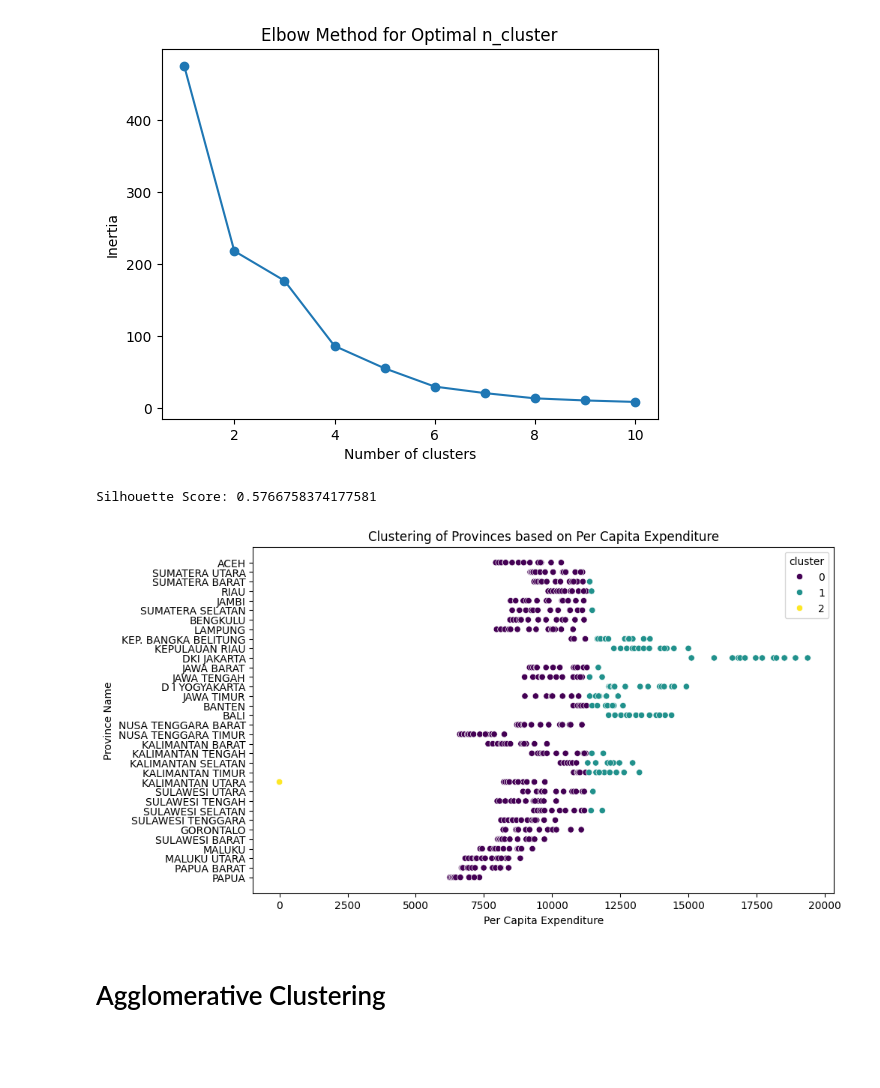
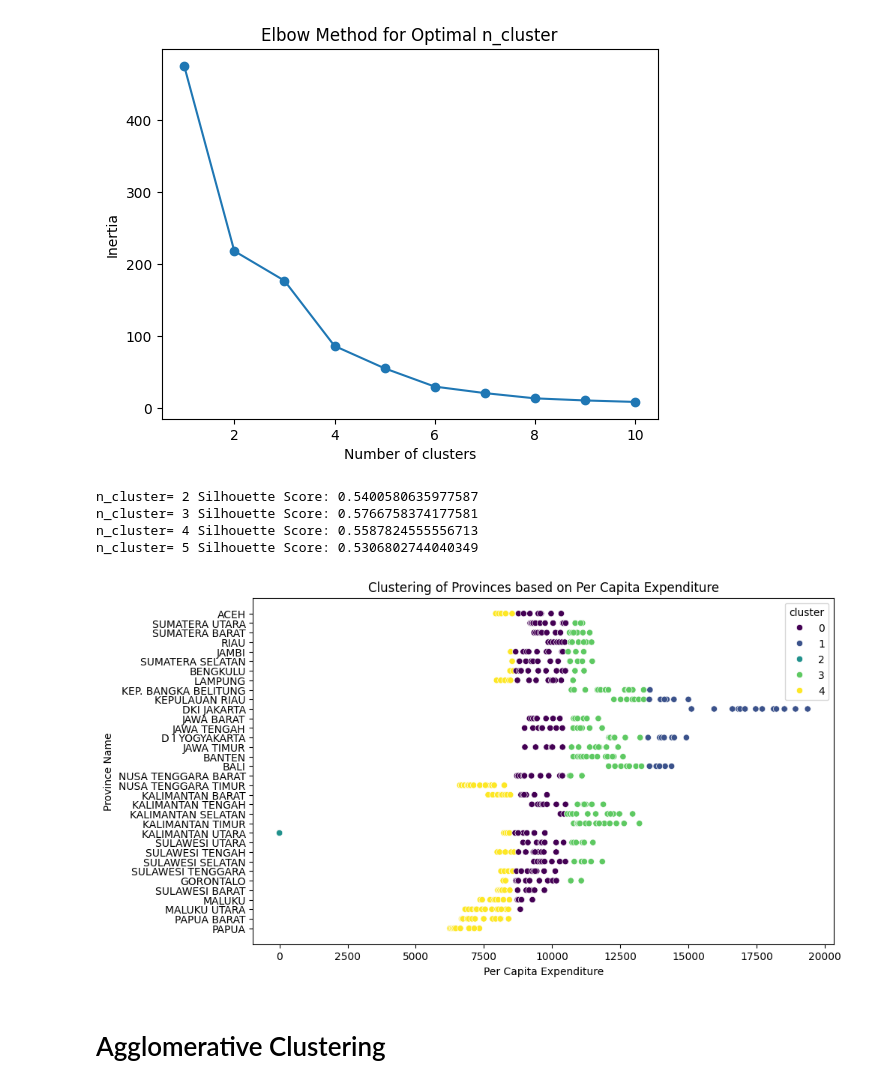
Before and after one commit to hendrowunga/hendrowunga-UTS-datasetEkonomi, a Jupyter notebook: Notebooks/ekonomi.ipynb, the cells around one changed output. Cells and saved outputs as stored; diff of their text form; code cells hidden in the pictures; blank space fills up the shorter version.

```diff
--- a/Notebooks/ekonomi.ipynb
+++ b/Notebooks/ekonomi.ipynb
@@ -72,27 +72,28 @@ Returning the number of logical cores instead. You can silence this warning by s
   File "c:\Users\Lenovo\AppData\Local\Programs\Python\Python310\lib\subprocess.py", line 1440, in _execute_child
     hp, ht, pid, tid = _winapi.CreateProcess(executable, args,
 [figure]
-# %%
-# Melakukan clustering dengan n_cluster optimal
-kmeans = KMeans(n_clusters=3, random_state=42)
-kmeans.fit(X_scaled)
-# Menambahkan label cluster ke dalam data
-data['cluster'] = kmeans.labels_
 # %%
-# Evaluasi clustering dengan silhouette score
-silhouette_avg = silhouette_score(X_scaled, kmeans.labels_)
-print("Silhouette Score:", silhouette_avg)
+n_cluster_list=[2,3,4,5]
+for n_clusters in n_cluster_list:
+    kmeans=KMeans(n_clusters=n_clusters,random_state=42)
+    kmeans.fit(X_scaled)
+    data['cluster']=kmeans.labels_
+    silhouette_avg=silhouette_score(X_scaled,kmeans.labels_)
+    print("n_cluster=",n_clusters,"Silhouette Score:", silhouette_avg)
 
 # Visualisasi hasil clustering
 plt.figure(figsize=(10, 6))
 sns.scatterplot(data=data, x='jumlah_pengeluaran_per_kapita', y='nama_provinsi', hue='cluster', palette='viridis', legend='full')
 plt.title('Clustering of Provinces based on Per Capita Expenditure')
 plt.xlabel('Per Capita Expenditure')
 plt.ylabel('Province Name')
 plt.show()
 # %% [output]
-Silhouette Score: 0.5766758374177581
+n_cluster= 2 Silhouette Score: 0.5400580635977587
+n_cluster= 3 Silhouette Score: 0.5766758374177581
+n_cluster= 4 Silhouette Score: 0.5587824555556713
+n_cluster= 5 Silhouette Score: 0.5306802744040349
-[figure, old version]
+[figure, new version]
 # %% [markdown]
 # Agglomerative Clustering
 # %%
```
Also changed, not shown: parts of 1 cell of this notebook.
